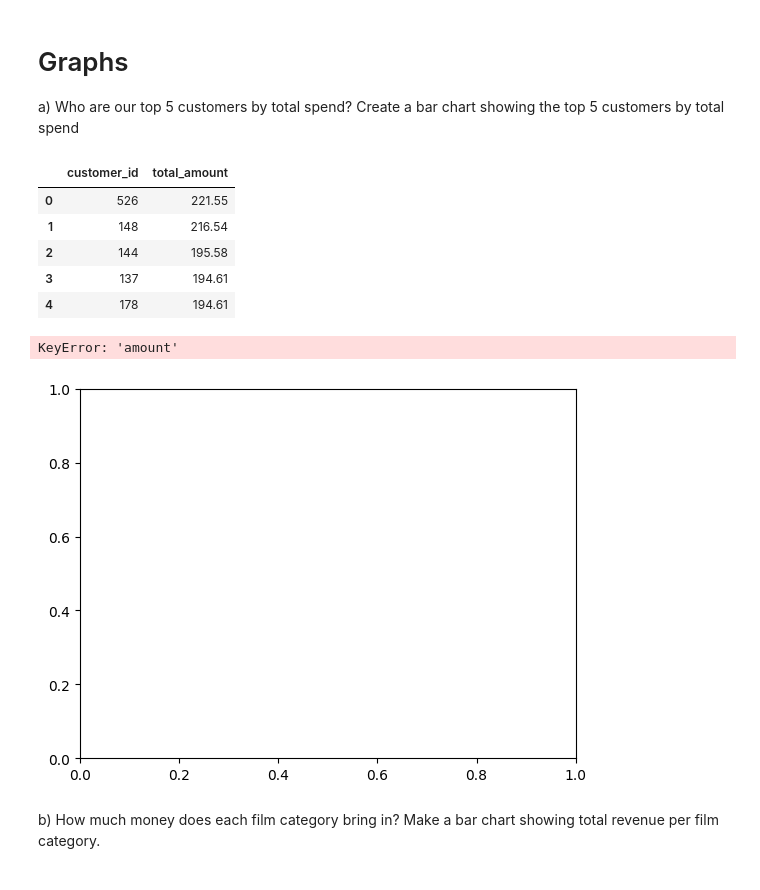
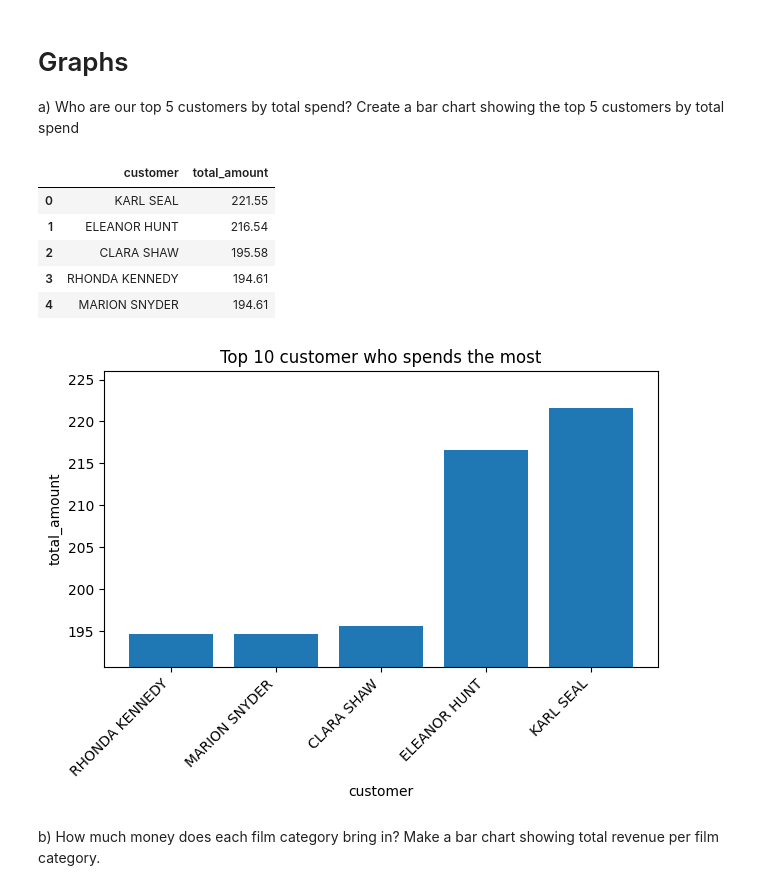
Before and after one commit to aliciagez/sakila_lab_alicia_gezelius, a Jupyter notebook: sakila_querie.ipynb, the cells around one changed output. Saved outputs shown, nothing was run; the diff lists cells and outputs as text; code cells hidden in the pictures.

```diff
--- a/sakila_querie.ipynb
+++ b/sakila_querie.ipynb
@@ -249,29 +249,52 @@ a) Who are our top 5 customers by total spend? Create a bar chart showing the to
 # %%
 df = duckdb_query("""
 SELECT
-    customer_id,
-    SUM(amount) as total_amount
-FROM staging.payment
-GROUP BY customer_id
+    ab.first_name || ' ' || ab.last_name AS customer,
+    SUM(a.amount) as total_amount
+FROM staging.payment a
+JOIN staging.customer ab ON a.customer_id = ab.customer_id
+GROUP BY  customer
 ORDER BY total_amount desc
 LIMIT 5;""")
 
 df
 # %% [output]
-|  | customer_id | total_amount |
-| 0 | 526 | 221.55 |
-| 1 | 148 | 216.54 |
-| 2 | 144 | 195.58 |
-| 3 | 137 | 194.61 |
-| 4 | 178 | 194.61 |
+|  | customer | total_amount |
+| 0 | KARL SEAL | 221.55 |
+| 1 | ELEANOR HUNT | 216.54 |
+| 2 | CLARA SHAW | 195.58 |
+| 3 | RHONDA KENNEDY | 194.61 |
+| 4 | MARION SNYDER | 194.61 |
 # %%
 import matplotlib.pyplot as plt
 
+df = duckdb_query("""
+SELECT
+    ab.first_name || ' ' || ab.last_name AS customer,
+    SUM(a.amount) as total_amount
+FROM staging.payment a
+JOIN staging.customer ab ON a.customer_id = ab.customer_id
+GROUP BY  customer
+ORDER BY total_amount desc
+LIMIT 5;""")
+
 fig, ax =  plt.subplots()
-ax.bar(y=df["customer_id"], width=df["amount"])
+ax.bar(df["customer"], df["total_amount"])
+y_ax_min=df["total_amount"].min() * 0.98 # used LLM on how to scale
+y_ax_max=df["total_amount"].max() * 1.02
+ax.set_ylim(y_ax_min, y_ax_max)
+ax.set(
+xlabel = "customer",
+ylabel = "total_amount",
+title ="Top 10 customer who spends the most",
+)
+ax.invert_xaxis()
+plt.xticks(rotation=45, ha='right') #used LLM on how to rotate
+fig.tight_layout()
+plt.show()
+fig.savefig("paying_customer.png", dpi = 100)
 # %% [output]
-KeyError: 'amount'
-[figure, old version]
+[figure, new version]
 # %% [markdown]
 b) How much money does each film category bring in? Make a bar chart showing total revenue per film
 category.
```
Also changed, not shown: parts of 4 cells of this notebook, 1 other file.
